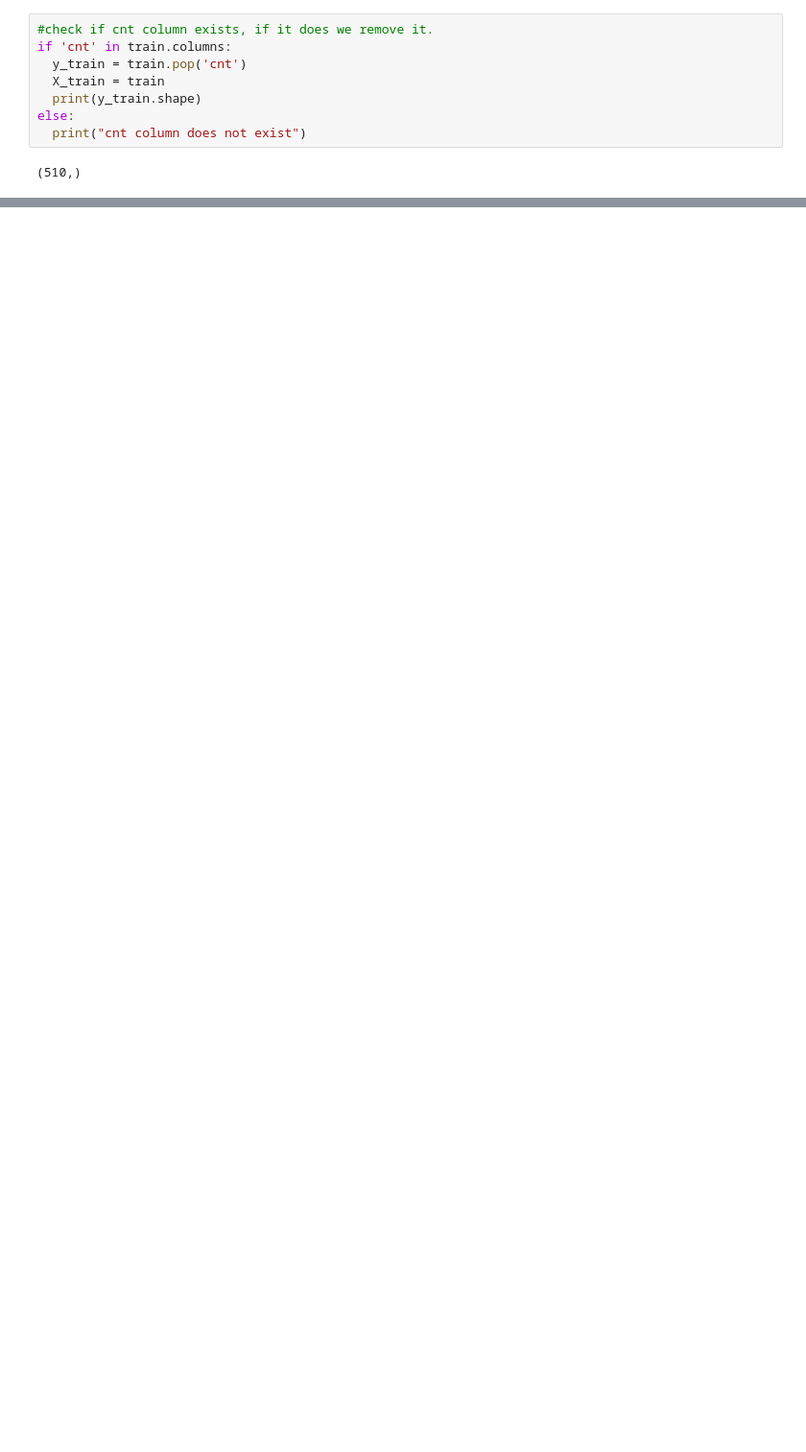
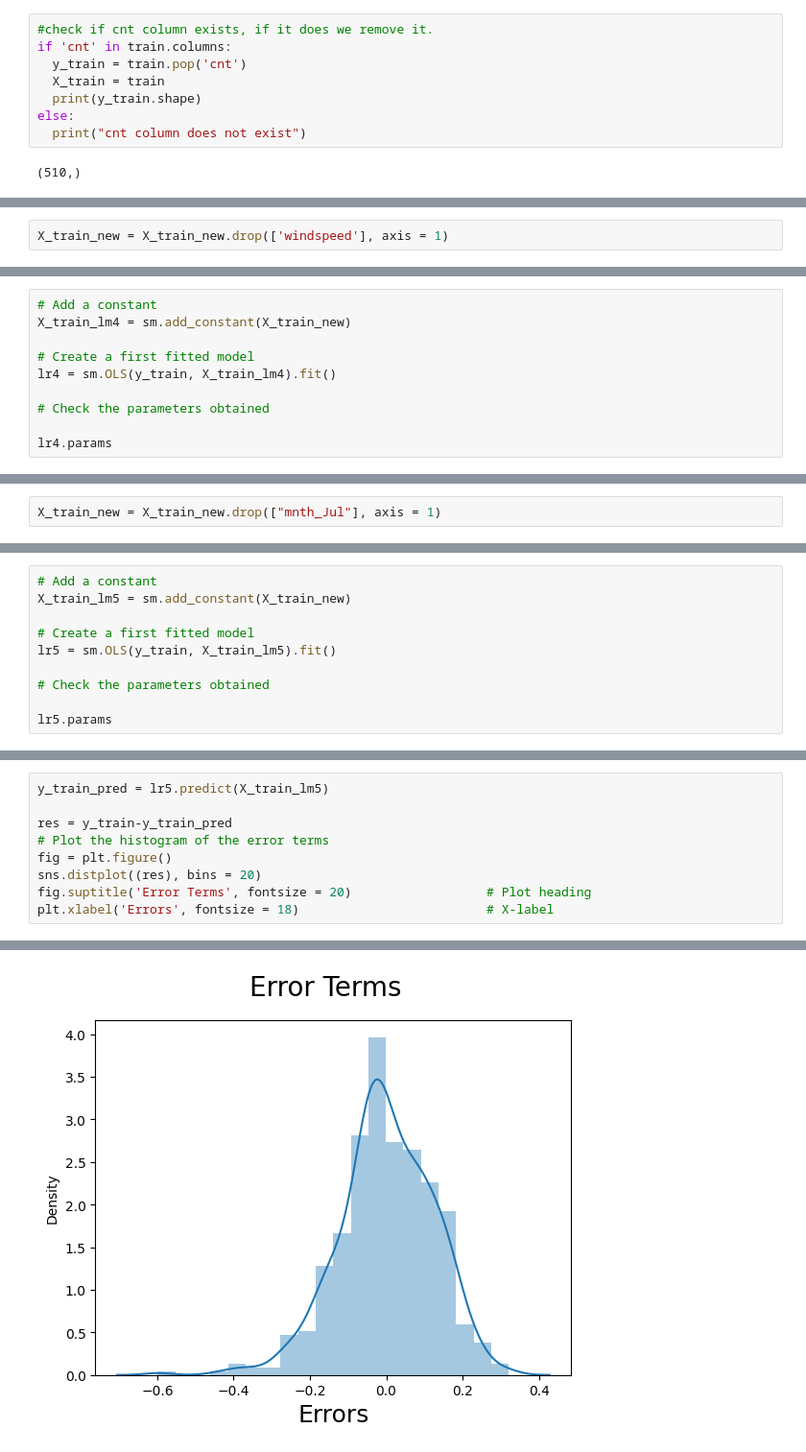
Before and after one commit to anushan1989/BikeSharing, a Jupyter notebook: Bike_sharing_anusha.ipynb, the cells around one changed output, grey strips where cells are left out. Shown at 96% size. Drawn from its saved outputs; the diff is of its cells as text; blank space fills up the shorter version.

```diff
--- a/Bike_sharing_anusha.ipynb
+++ b/Bike_sharing_anusha.ipynb
@@ -696,0 +599,2 @@ param
+# %%
+X_train_new = X_train_new.drop(['windspeed'], axis = 1)
@@ -696,0 +618,10 @@ param
+# %%
+# Add a constant
+X_train_lm4 = sm.add_constant(X_train_new)
+
+# Create a first fitted model
+lr4 = sm.OLS(y_train, X_train_lm4).fit()
+
+# Check the parameters obtained
+
+lr4.params
@@ -696,0 +662,2 @@ param
+# %%
+X_train_new = X_train_new.drop(["mnth_Jul"], axis = 1)
@@ -696,0 +683,10 @@ param
+# %%
+# Add a constant
+X_train_lm5 = sm.add_constant(X_train_new)
+
+# Create a first fitted model
+lr5 = sm.OLS(y_train, X_train_lm5).fit()
+
+# Check the parameters obtained
+
+lr5.params
@@ -696,0 +780,10 @@ param
+# %%
+y_train_pred = lr5.predict(X_train_lm5)
+
+res = y_train-y_train_pred
+# Plot the histogram of the error terms
+fig = plt.figure()
+sns.distplot((res), bins = 20)
+fig.suptitle('Error Terms', fontsize = 20)                  # Plot heading
+plt.xlabel('Errors', fontsize = 18)                         # X-label
+# %% [output]
@@ -696,0 +791 @@ param
+[figure, added]
```
Also changed, not shown: parts of 95 cells of this notebook.
